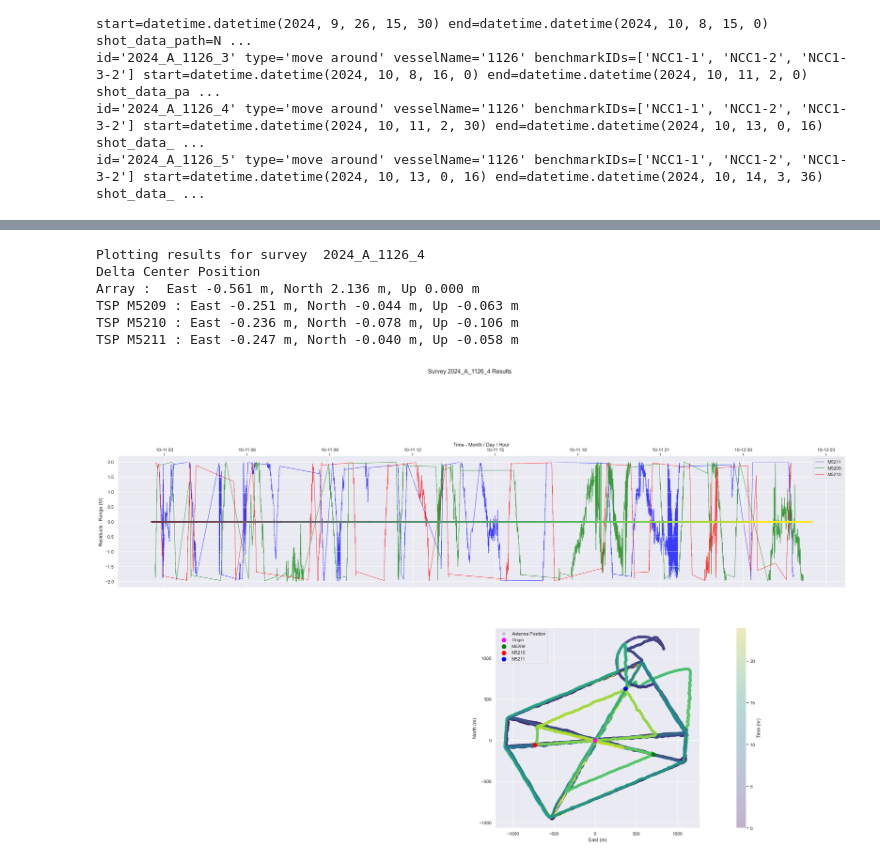
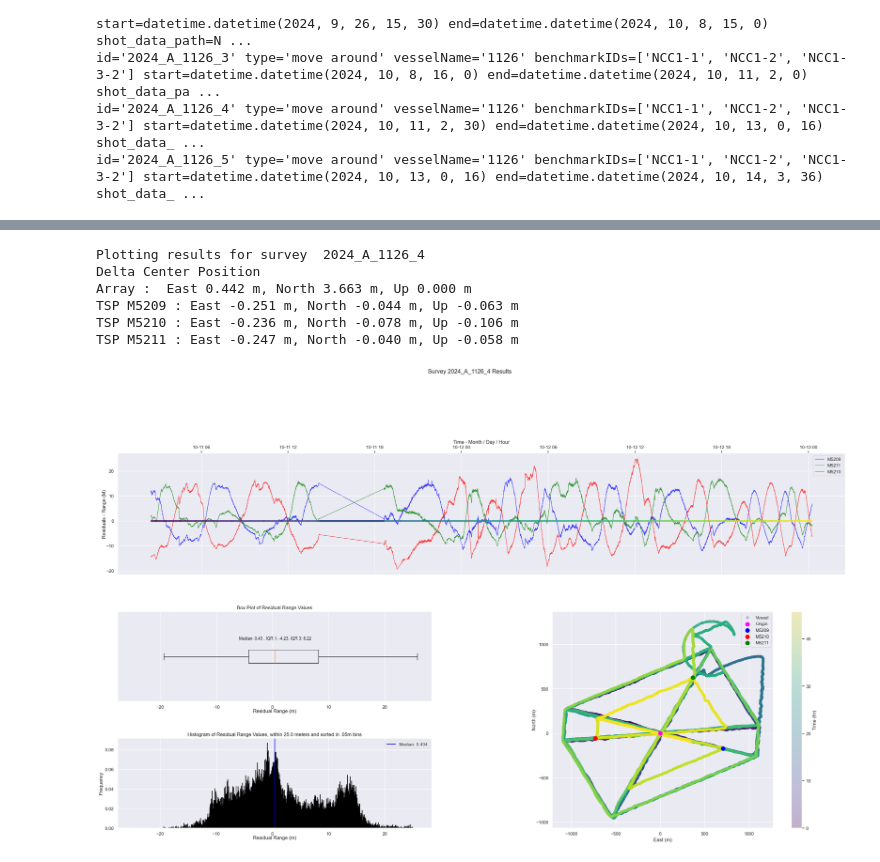
Before and after one commit to EarthScope/es_sfgtools, a Jupyter notebook: dev/ncc1_demo.ipynb, the cells around one changed output, grey strips where cells are left out. Drawn from its saved outputs; the diff is of its cells as text; code cells hidden in the pictures.

```diff
--- a/dev/ncc1_demo.ipynb
+++ b/dev/ncc1_demo.ipynb
@@ -18,7 +18,8 @@ os.environ["PATH"] += os.pathsep + str(pride_path)
 # %%
 main_dir = Path("/Users/franklyndunbar/Project/SeaFloorGeodesy/Data/SFGMain")
 dh = DataHandler(main_dir)
-OVERRIDE=False
+OVERRIDE=True
+RES_FILTER = 25
 network = "cascadia-gorda"
 station = "NCC1"
 survey = "2024_A_1126"
@@ -103,13 +155,13 @@ Results already exist for /Users/franklyndunbar/Project/SeaFloorGeodesy/Data/SFG
 # %%
-gp_handler_ncc1.plot_ts_results("2024_A_1126_4")
+gp_handler_ncc1.plot_ts_results("2024_A_1126_4",res_filter=RES_FILTER)
 # %% [output]
 Plotting results for survey  2024_A_1126_4
 Delta Center Position
-Array :  East -0.561 m, North 2.136 m, Up 0.000 m
+Array :  East 0.442 m, North 3.663 m, Up 0.000 m
 TSP M5209 : East -0.251 m, North -0.044 m, Up -0.063 m
 TSP M5210 : East -0.236 m, North -0.078 m, Up -0.106 m
 TSP M5211 : East -0.247 m, North -0.040 m, Up -0.058 m
-[figure, old version]
+[figure, new version]
 # %%
 gp_handler_ncc1.run_garpos(survey_id="2024_A_1126_5",override=OVERRIDE)
 # %% [output]
```
Also changed, not shown: parts of 9 cells of this notebook, 4 other files.
